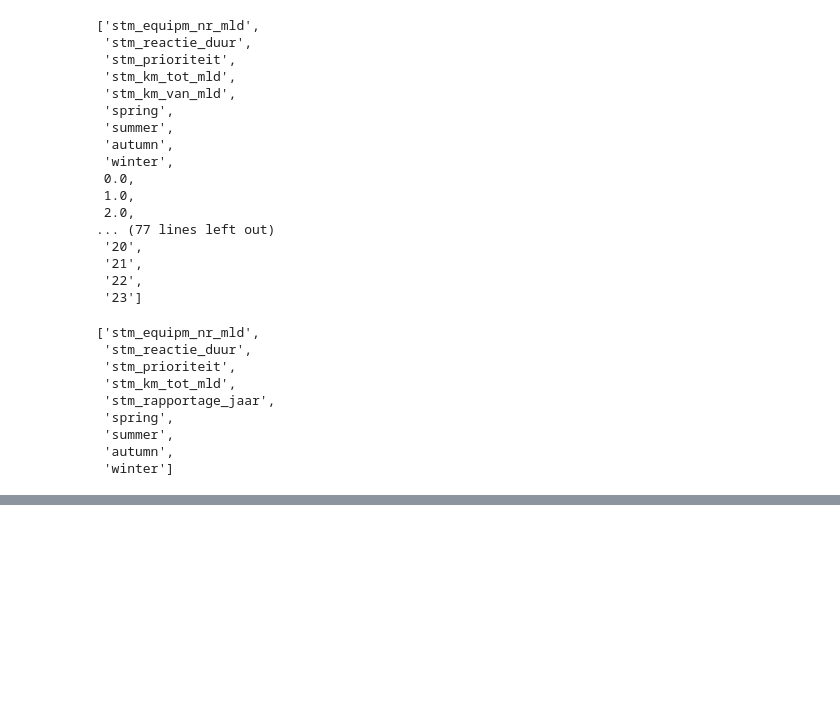
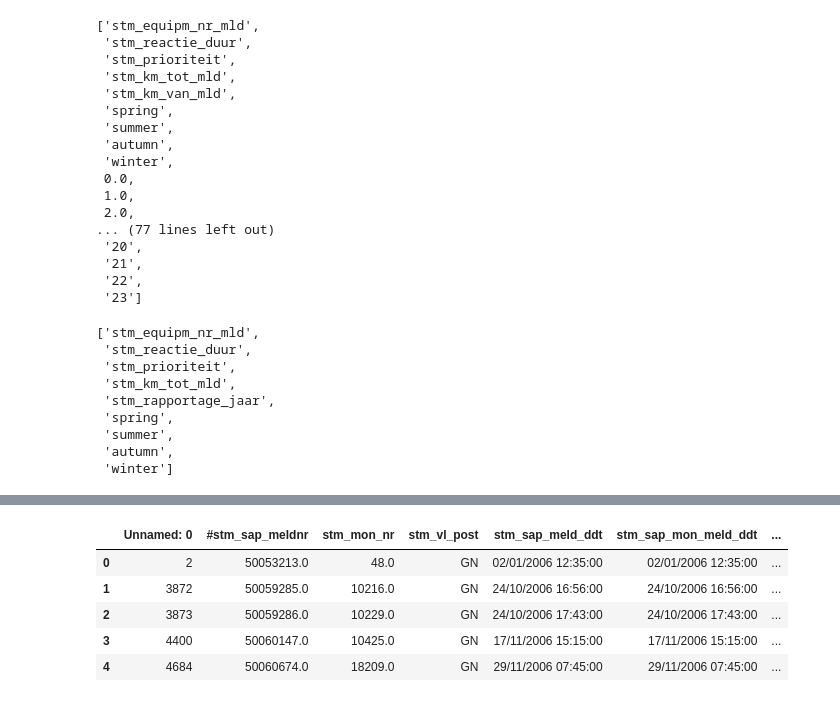
Before and after one commit to Verrem98/Prorail_project, a Jupyter notebook: base_model.ipynb, the cells around one changed output, grey strips where cells are left out. Saved outputs shown, nothing was run; the diff lists cells and outputs as text; code cells hidden in the pictures; blank space fills up the shorter version.

```diff
--- a/base_model.ipynb
+++ b/base_model.ipynb
@@ -312,0 +320,9 @@ max(df.duration_bin.dropna().value_counts())/len(df.duration_bin.dropna())
+# %%
+df.head()
+# %% [output]
+|  | Unnamed: 0 | #stm_sap_meldnr | stm_mon_nr | stm_vl_post | stm_sap_meld_ddt | stm_sap_mon_meld_ddt | ... |
+| 0 | 2 | 50053213.0 | 48.0 | GN | 02/01/2006 12:35:00 | 02/01/2006 12:35:00 | ... |
+| 1 | 3872 | 50059285.0 | 10216.0 | GN | 24/10/2006 16:56:00 | 24/10/2006 16:56:00 | ... |
+| 2 | 3873 | 50059286.0 | 10229.0 | GN | 24/10/2006 17:43:00 | 24/10/2006 17:43:00 | ... |
+| 3 | 4400 | 50060147.0 | 10425.0 | GN | 17/11/2006 15:15:00 | 17/11/2006 15:15:00 | ... |
+| 4 | 4684 | 50060674.0 | 18209.0 | GN | 29/11/2006 07:45:00 | 29/11/2006 07:45:00 | ... |
```
Also changed, not shown: parts of 13 cells of this notebook.
